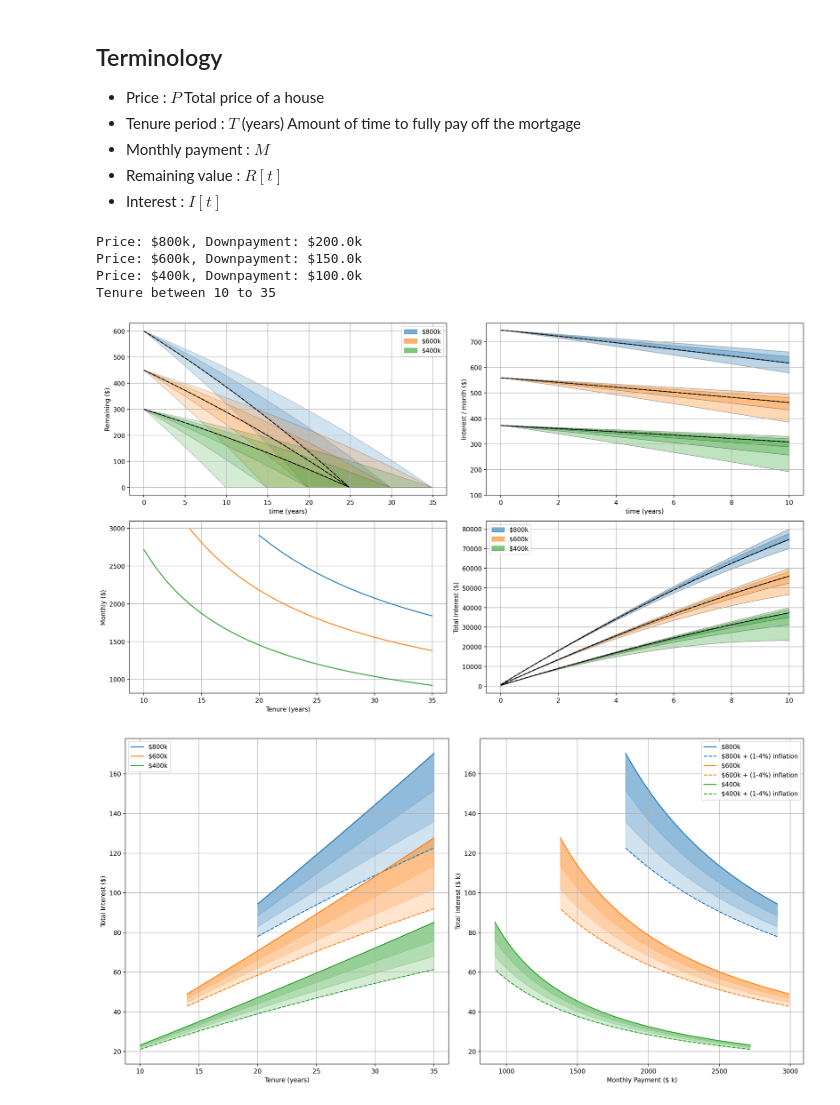
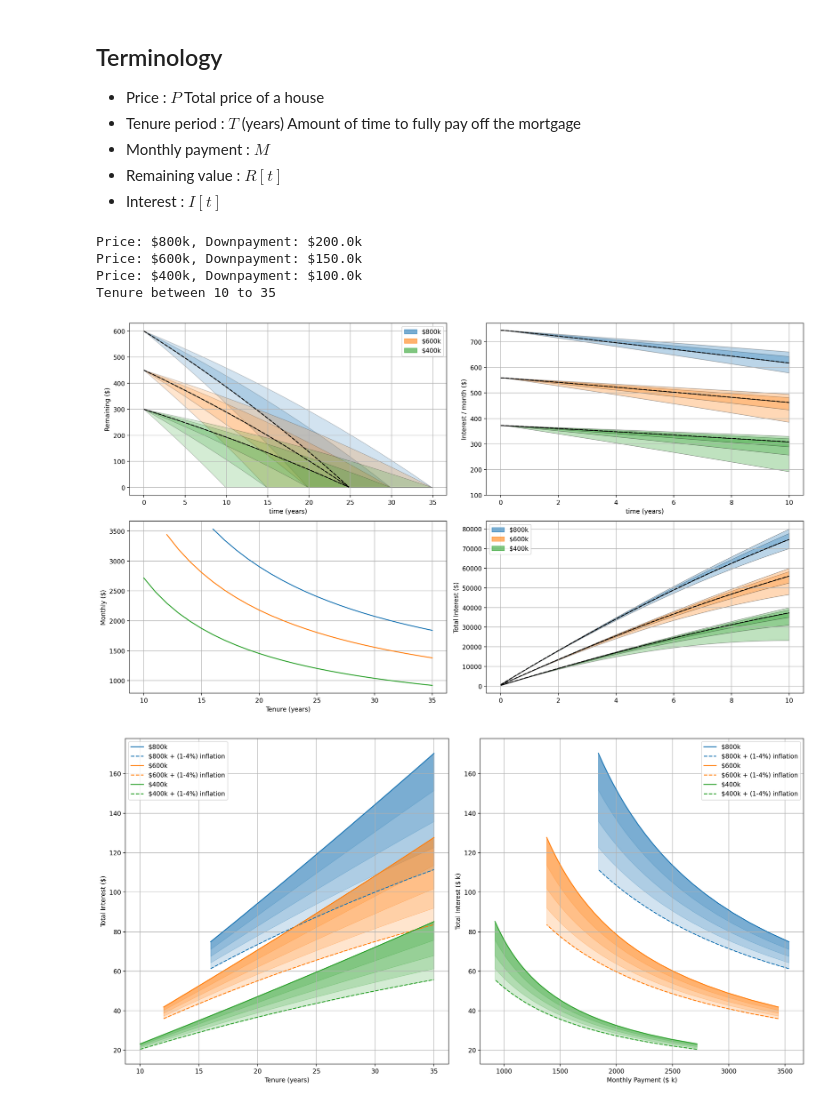
Before and after one commit to andrelimzs/mortgage-visualization, a Jupyter notebook: explore-mortgage.ipynb, the cells around one changed output. Drawn from its saved outputs; the diff is of its cells as text; code cells hidden in the pictures.

```diff
--- a/explore-mortgage.ipynb
+++ b/explore-mortgage.ipynb
@@ -141,10 +141,9 @@ tenure_range   = range(10,36,1)
 tenure_nominal = tenure_range.index(25)
 inflation_rate = interest_yearly_to_monthly(0.02)
 loan_interest  = 0.015
-monthly_threshold = 3
+monthly_threshold = 3.6
 
 cmap = ['tab:blue', 'tab:orange', 'tab:green', 'tab:red', 'tab:purple']
-# labels = [25, 37.5, 50]
 labels = price_range
 plt.rcParams['savefig.dpi'] = 300
 
@@ -182,7 +181,7 @@ for i, price in enumerate(price_range):
         total_interest = np.max(np.cumsum(Ik))
 
         I_all_infl = []
-        for infl in np.arange(0,4,1):
+        for infl in np.arange(0,5,1):
             # Calculate interest amount relative to inflation
             inflation_rate = interest_yearly_to_monthly(infl/100)
             inflation_vector = np.power((1 + inflation_rate), np.arange(len(Ik)))
@@ -281,7 +280,7 @@ Price: $800k, Downpayment: $200.0k
 Price: $600k, Downpayment: $150.0k
 Price: $400k, Downpayment: $100.0k
 Tenure between 10 to 35
-[figure, old version]
+[figure, new version]
 # %%
 _, axes = plt.subplots(1,2, figsize=(16,8), dpi=200)
 ax = axes.flatten()
@@ -292,7 +291,7 @@ for i, (IvT, IvT_infl) in enumerate(zip(interest_vs_tenure, interest_vs_tenure_i
     ax[0].plot(IvT[:,0], IvT[:,1],
                color=cmap[i], label=f"${labels[i]}k")
     ax[0].plot(IvT[:,0], IvT_infl[:,1,-1], '--',
-               color=cmap[i], label='_nolegend')
+               color=cmap[i], label=f"${labels[i]}k + (1-4%) inflation")
     for j in range(IvT_infl.shape[2]):
         ax[0].fill_between(IvT[:,0], IvT[:,1], IvT_infl[:,1,j], color=cmap[i], alpha=0.2, label='_nolegend_')
 
@@ -300,40 +299,31 @@ ax[0].legend()
 # ax[0].legend(['25% down', '25% down + (1-4%) inflation', '40% down', '40% down + (1-4%) inflation'])
 
 ax[0].set_ylabel("Total Interest ($)")
 ax[0].set_xlabel("Tenure (years)")
-
-# # =========================== Monthly vs Tenure ===========================
-# for m in monthly_required:
-#     ax[1].plot(m[:,0], m[:,1] * 1000, '-x')
-
-# ax[1].legend(['25% down', '40% down'])
-
-# ax[1].set_ylabel("Monthly ($)")
-# ax[1].set_xlabel("Tenure (years)")
 
 # =========================== Monthly vs Total Interest ===========================
 for i,_ in enumerate(interest_vs_tenure):
     IvT = interest_vs_tenure[i]
     IvT_infl = interest_vs_tenure_infl[i]
     m = monthly_required[i] * 1000
 
     # Fill between 0% and 4% inflation
     ax[1].plot(m[:,1], IvT[:,1],
                color=cmap[i], label=f"${labels[i]}k")
     ax[1].plot(m[:,1], IvT_infl[:,1,-1], '--',
                color=cmap[i], label=f"${labels[i]}k + (1-4%) inflation")
     for j in range(IvT_infl.shape[2]):
         ax[1].fill_between(m[:,1], IvT[:,1], IvT_infl[:,1,j], color=cmap[i], alpha=0.2, label='_nolegend_')
 
 # ax[1].legend(['25% down', '25% down + (1-4%) inflation', '40% down', '40% down + (1-4%) inflation'])
 ax[1].legend()
 
 ax[1].set_ylabel("Total Interest ($ k)")
 ax[1].set_xlabel("Monthly Payment ($ k)")
 
 _ = [ a.grid() for a in ax.flatten()  ]
 
 plt.tight_layout()
 plt.savefig('./docs/plots/overview2.jpg')
 # %% [output]
-[figure, old version]
+[figure, new version]
```
Also changed, not shown: 3 other files.
